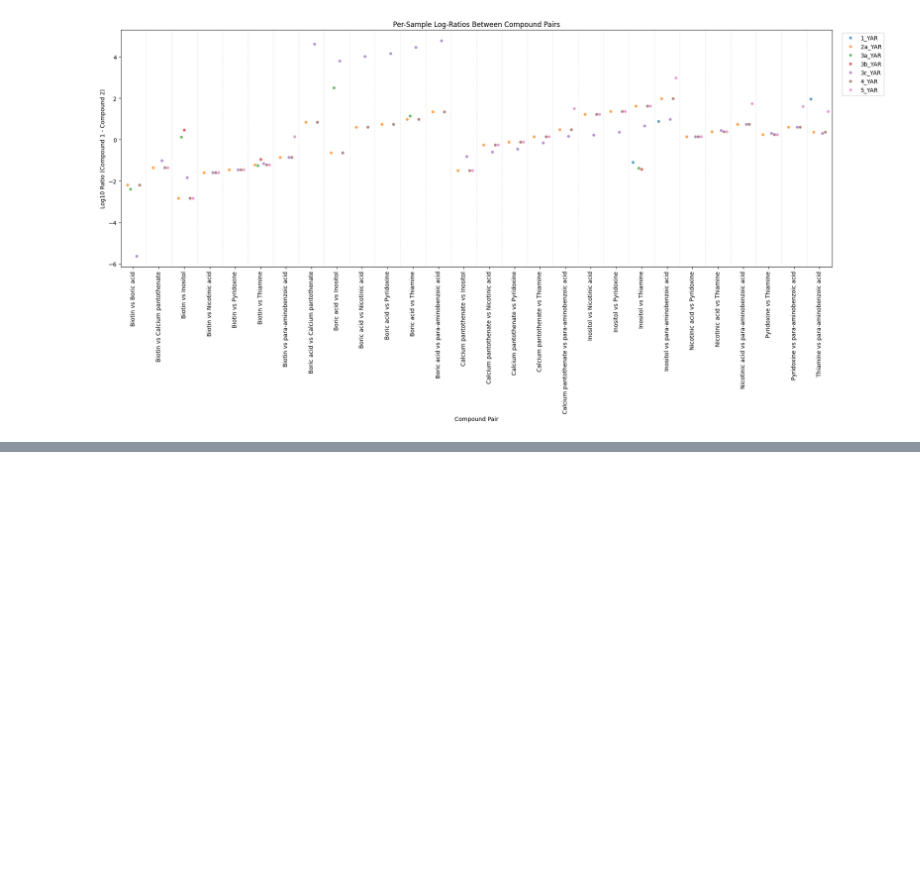
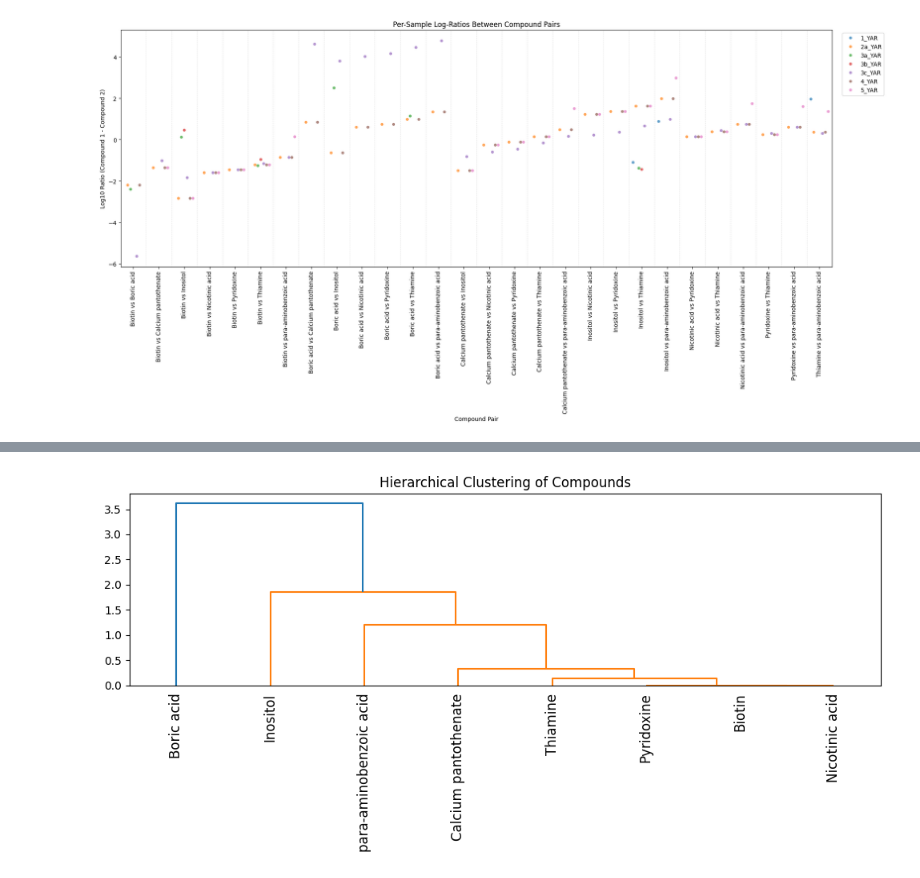
Before and after one commit to subarumuroi/ML_for_rational_design, a Jupyter notebook: MediaDataAnalysisMolarVitamin.ipynb, the cells around one changed output, grey strips where cells are left out. Saved outputs shown, nothing was run; the diff lists cells and outputs as text; code cells hidden in the pictures; blank space fills up the shorter version.

```diff
--- a/MediaDataAnalysisMolarVitamin.ipynb
+++ b/MediaDataAnalysisMolarVitamin.ipynb
@@ -142,0 +156,28 @@ range_df_v.to_csv('results/compound_pair_ranges_vitamin.csv', index=False)
+# %%
+import pandas as pd
+import numpy as np
+from scipy.spatial.distance import squareform
+from scipy.cluster.hierarchy import linkage, dendrogram
+import matplotlib.pyplot as plt
+
+# Create a square distance matrix
+compounds = pd.unique(range_df_v[['Compound_1', 'Compound_2']].values.ravel())
+distance_matrix = pd.DataFrame(0, index=compounds, columns=compounds, dtype=float)
+
+# Fill in distances
+for _, row in range_df_v.iterrows():
+    c1, c2, dist = row['Compound_1'], row['Compound_2'], row['range']
+    distance_matrix.loc[c1, c2] = dist
+    distance_matrix.loc[c2, c1] = dist  # Make it symmetric
+# %%
+condensed_dist = squareform(distance_matrix.values)
+# %%
+Z = linkage(condensed_dist, method='average')  # or 'ward', 'single', etc.
+# %%
+plt.figure(figsize=(10, 5))
+dendrogram(Z, labels=distance_matrix.index.tolist(), leaf_rotation=90)
+plt.title("Hierarchical Clustering of Compounds")
+plt.tight_layout()
+plt.show()
+# %% [output]
+[figure, added]
```
Also changed, not shown: parts of 3 cells of this notebook, 2 other files.
